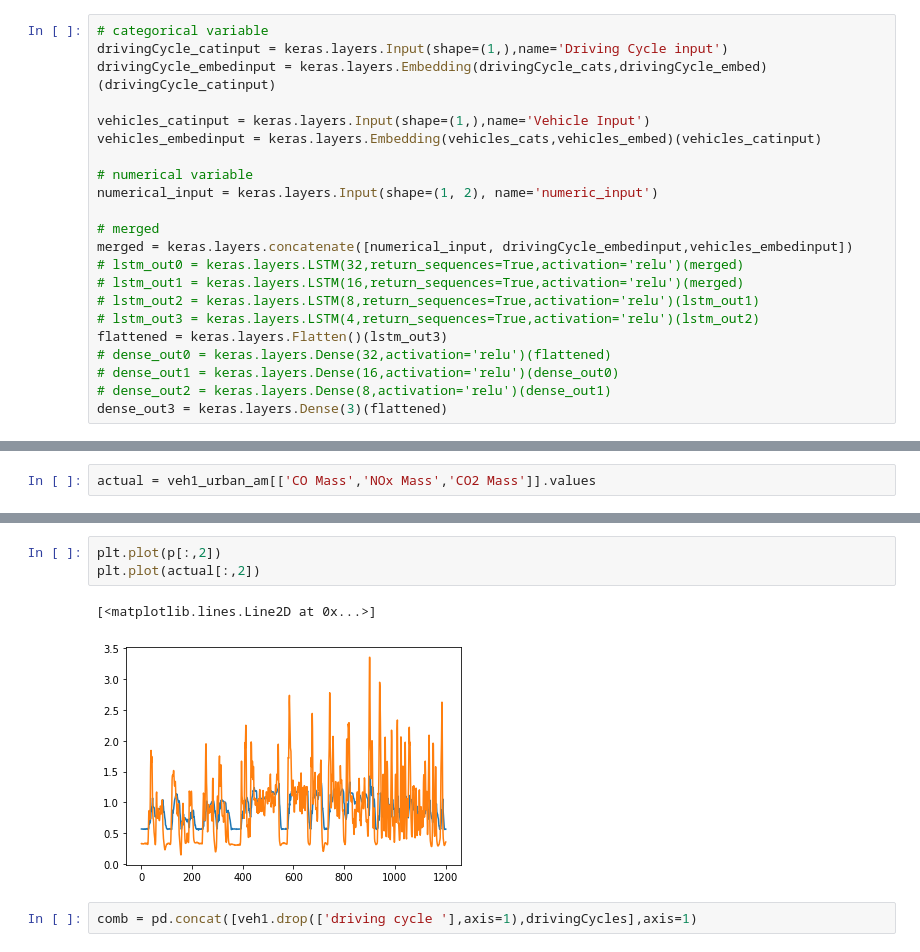
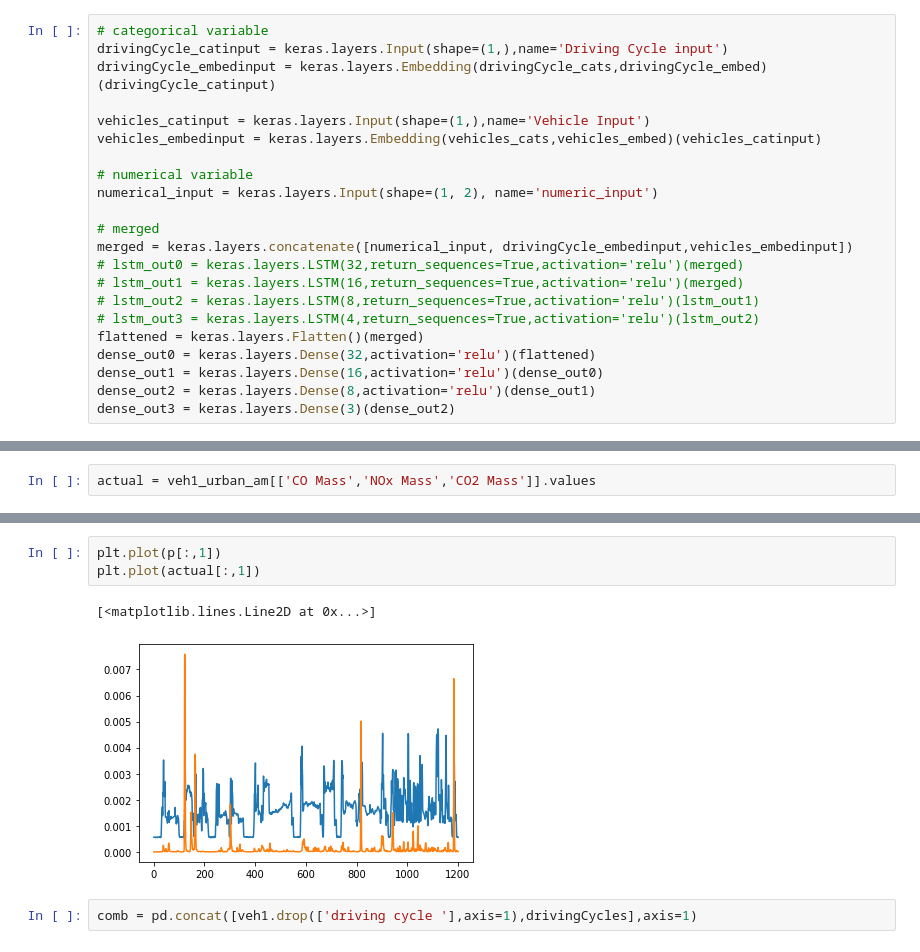
Before and after one commit to msaad1311/TfL-Dataset, a Jupyter notebook: src/EDA.ipynb, the cells around one changed output, grey strips where cells are left out. Drawn from its saved outputs; the diff is of its cells as text.

```diff
--- a/src/EDA.ipynb
+++ b/src/EDA.ipynb
@@ -488,11 +501,11 @@ merged = keras.layers.concatenate([numerical_input, drivingCycle_embedinput,vehi
 # lstm_out1 = keras.layers.LSTM(16,return_sequences=True,activation='relu')(merged)
 # lstm_out2 = keras.layers.LSTM(8,return_sequences=True,activation='relu')(lstm_out1)
 # lstm_out3 = keras.layers.LSTM(4,return_sequences=True,activation='relu')(lstm_out2)
-flattened = keras.layers.Flatten()(lstm_out3)
-# dense_out0 = keras.layers.Dense(32,activation='relu')(flattened)
-# dense_out1 = keras.layers.Dense(16,activation='relu')(dense_out0)
-# dense_out2 = keras.layers.Dense(8,activation='relu')(dense_out1)
-dense_out3 = keras.layers.Dense(3)(flattened)
+flattened = keras.layers.Flatten()(merged)
+dense_out0 = keras.layers.Dense(32,activation='relu')(flattened)
+dense_out1 = keras.layers.Dense(16,activation='relu')(dense_out0)
+dense_out2 = keras.layers.Dense(8,activation='relu')(dense_out1)
+dense_out3 = keras.layers.Dense(3)(dense_out2)
 # %%
 model = keras.Model([numerical_input, drivingCycle_catinput,vehicles_catinput], dense_out3)
 model.summary()
@@ -603,9 +616,9 @@ for 2 RMSE is 472.9819180260598 and R2 is 19.85120763569973
 # %%
-plt.plot(p[:,2])
-plt.plot(actual[:,2])
+plt.plot(p[:,1])
+plt.plot(actual[:,1])
 # %% [output]
 [<matplotlib.lines.Line2D at 0x...>]
-[figure, old version]
+[figure, new version]
 # %%
 comb = pd.concat([veh1.drop(['driving cycle '],axis=1),drivingCycles],axis=1)
 # %%
```
Also changed, not shown: parts of 7 cells of this notebook, 1 other file.
